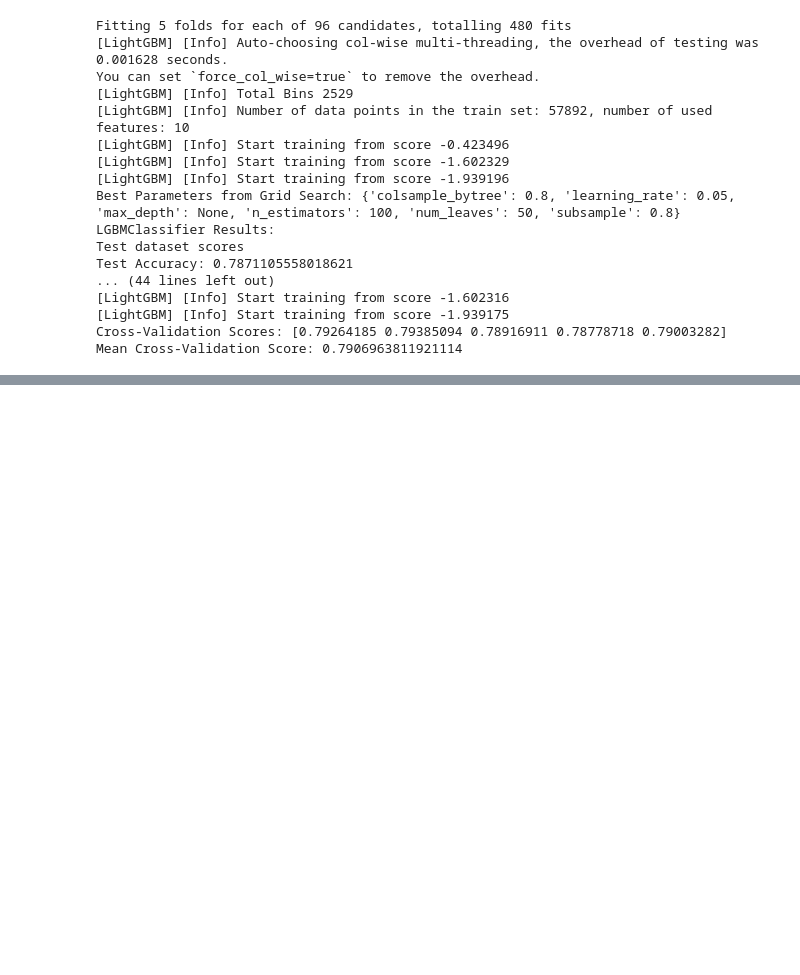
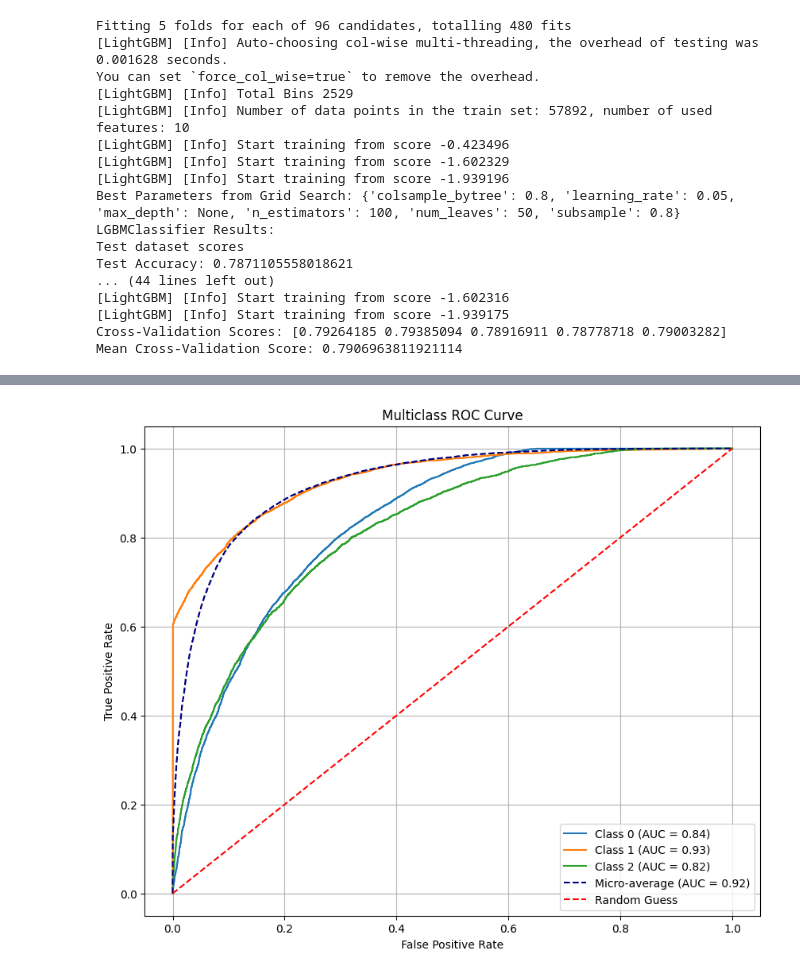
Before and after one commit to Jaagss/Movie_Success_Prediction, a Jupyter notebook: second.ipynb, the cells around one changed output, grey strips where cells are left out. Cells and saved outputs as stored; diff of their text form; code cells hidden in the pictures; blank space fills up the shorter version.

```diff
--- a/second.ipynb
+++ b/second.ipynb
@@ -1295,0 +1377,54 @@ Mean Cross-Validation Score: 0.7906963811921114
+# %%
+import matplotlib.pyplot as plt
+from sklearn.metrics import roc_curve, auc
+from sklearn.preprocessing import label_binarize
+import numpy as np
+
+# Binarize the output (One-vs-Rest)
+y_test_binarized = label_binarize(y_test, classes=np.unique(new_y_test))
+n_classes = y_test_binarized.shape[1]
+
+# Get predicted probabilities
+y_pred_probs = best_lgbm.predict_proba(new_X_test)
+
+# Initialize variables for micro-averaged ROC
+fpr_dict = {}
+tpr_dict = {}
+roc_auc_dict = {}
+
+# Compute ROC curve and ROC area for each class
+for i in range(n_classes):
+    fpr_dict[i], tpr_dict[i], _ = roc_curve(y_test_binarized[:, i], y_pred_probs[:, i])
+    roc_auc_dict[i] = auc(fpr_dict[i], tpr_dict[i])
+
+# Plot ROC curves for each class
+plt.figure(figsize=(10, 8))
+for i in range(n_classes):
+    plt.plot(
+        fpr_dict[i],
+        tpr_dict[i],
+        label=f"Class {i} (AUC = {roc_auc_dict[i]:.2f})",
+    )
+
+# Plot micro-average ROC curve
+fpr_micro, tpr_micro, _ = roc_curve(y_test_binarized.ravel(), y_pred_probs.ravel())
+roc_auc_micro = auc(fpr_micro, tpr_micro)
+plt.plot(
+    fpr_micro,
+    tpr_micro,
+    label=f"Micro-average (AUC = {roc_auc_micro:.2f})",
+    color="navy",
+    linestyle="--",
+)
+
+# Random guess line
+plt.plot([0, 1], [0, 1], "r--", label="Random Guess")
+
+plt.title("Multiclass ROC Curve")
+plt.xlabel("False Positive Rate")
+plt.ylabel("True Positive Rate")
+plt.legend(loc="lower right")
+plt.grid()
+plt.show()
+# %% [output]
+[figure, added]
```
Also changed, not shown: parts of 7 cells of this notebook, 1 other file.
